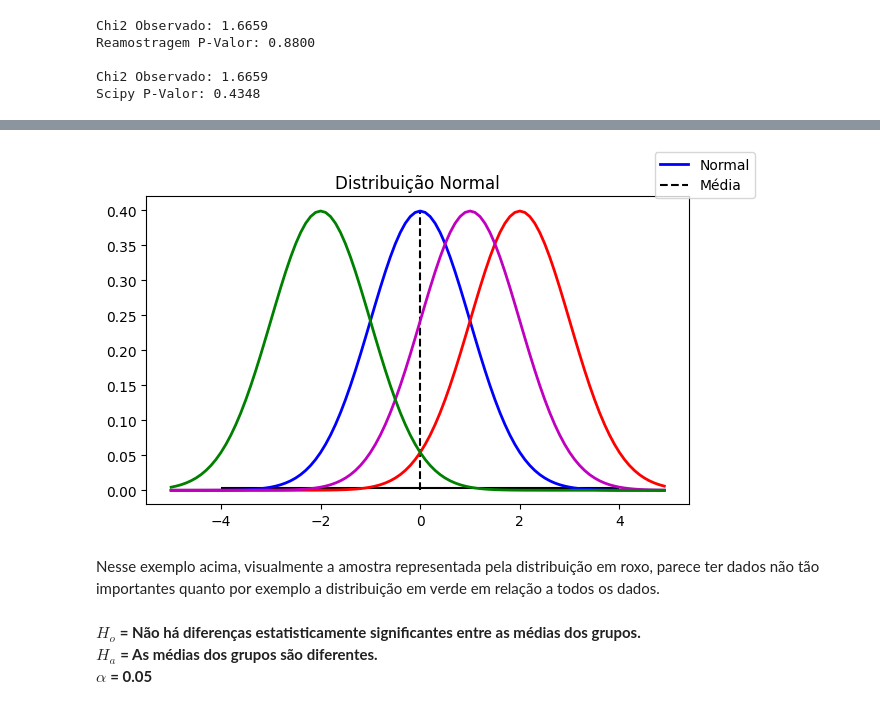
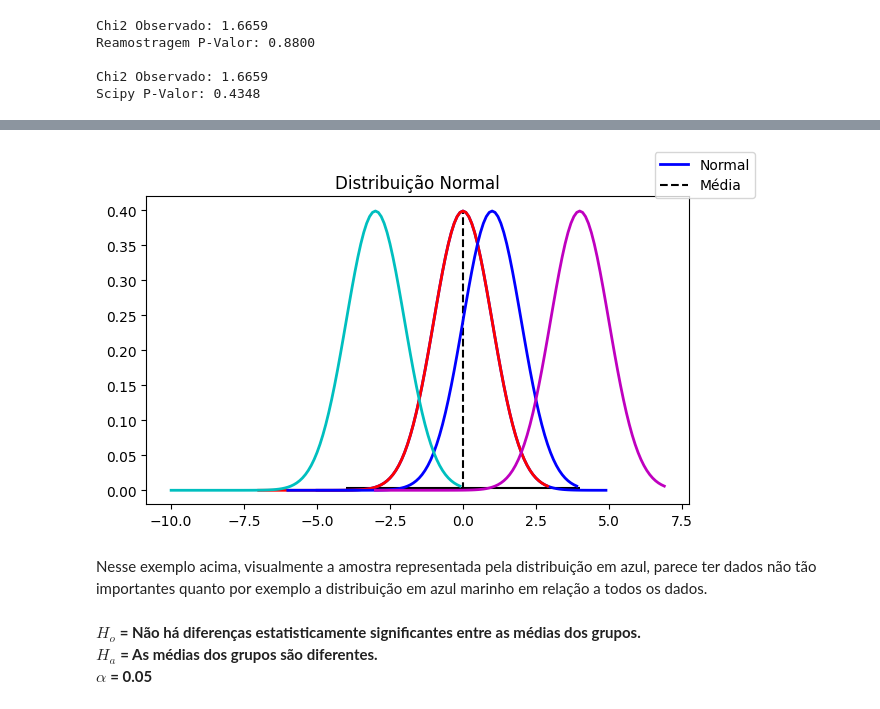
Before and after one commit to xGabrielR/Practical-Statistics-Book-Summary, a Jupyter notebook: notebooks/full_summary.ipynb, the cells around one changed output, grey strips where cells are left out. Cells and saved outputs as stored; diff of their text form; code cells hidden in the pictures.

```diff
--- a/notebooks/full_summary.ipynb
+++ b/notebooks/full_summary.ipynb
@@ -165,10 +170,10 @@ function plot_three_bn( prob, colors, label )
     end
 end;
 
-function plot_normal_plus( x, x2, x3, x4 )
+function plot_normal_plus( x, x2, x3, x4, x5 )
     fig, ax = plt.subplots( figsize=(7, 4) )
     ax.plot(x, ss.norm.pdf(x), color="b", linewidth=2, label="Normal");
-    for j in zip( [x2, x3, x4], ["r", "b", "m"])
+    for j in zip( [x2, x3, x4, x5], ["r", "b", "m", "c"])
         ax.plot(j[1], ss.norm.pdf(x2), color=j[2], linewidth=2 );
     end
     ax.hlines( .003, -4, 4, color="k")
@@ -940,14 +967,15 @@ Alguns requisitos para a o teste da Anova:<br>
+# %%
+rg1 = np.arange(-5, 5, 0.1)
+rg2 = np.arange(-7, 3, 0.1)
+rg3 = np.arange(-6, 4, 0.1)
+rg4 = np.arange(-3, 7, 0.1)
+rg5 = np.arange(-10, 0, 0.1);
 # %%
-rg1 = np.arange(-5, 5, 0.1)
-rg2 = np.arange(-7, 3, 0.1)
-rg3 = np.arange(-6, 4, 0.1)
-rg4 = np.arange(-3, 7, 0.1)
-
-plot_normal( rg, rg2, rg3, rg4);
+plot_normal_plus( rg1, rg2, rg3, rg4, rg5 );
 # %% [output]
-[figure, old version]
+[figure, new version]
 # %% [markdown]
-Nesse exemplo acima, visualmente a amostra representada pela distribuição em roxo, parece ter dados não tão importantes quanto por exemplo a distribuição em verde em relação a todos os dados.
+Nesse exemplo acima, visualmente a amostra representada pela distribuição em azul, parece ter dados não tão importantes quanto por exemplo a distribuição em azul marinho em relação a todos os dados.
 # %% [markdown]
 $H_o$ **= Não há diferenças estatisticamente significantes entre as médias dos grupos.**<br>
 $H_a$ **= As médias dos grupos são diferentes.**<br>
```
Also changed, not shown: parts of 25 cells of this notebook, 1 other file.
